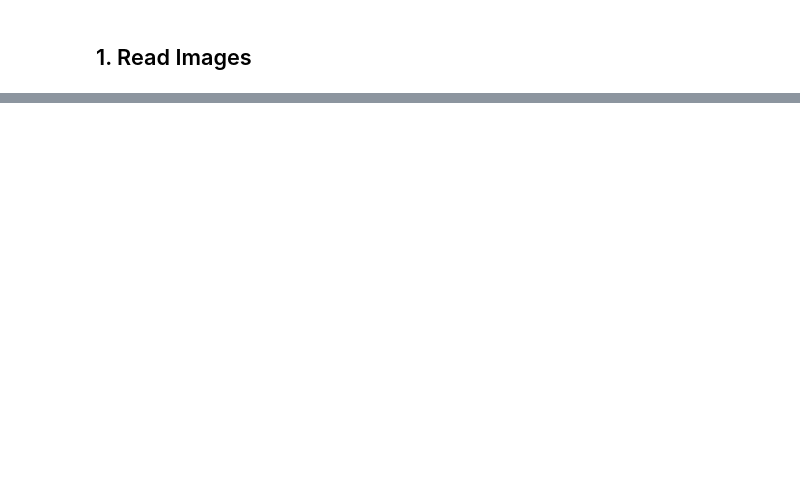
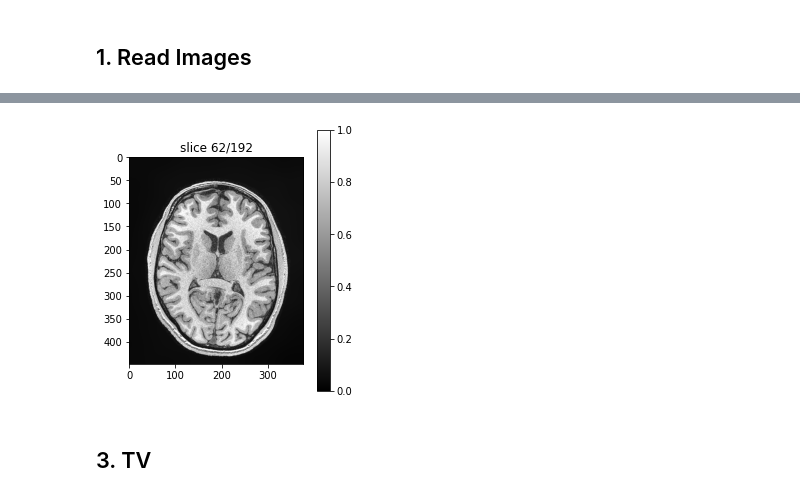
Before and after one commit to 10258392511/MIA_Exercises, a Jupyter notebook: image_denoising/run_image_denoising.ipynb, the cells around one changed output, grey strips where cells are left out. Saved outputs shown, nothing was run; the diff lists cells and outputs as text; code cells hidden in the pictures; blank space fills up the shorter version.

```diff
--- a/image_denoising/run_image_denoising.ipynb
+++ b/image_denoising/run_image_denoising.ipynb
@@ -27,0 +54,7 @@ shape of img: (378, 448, 192)
+# %%
+args = dict(imgs = [img1, img2], ref_img = img_ref)
+denoiser = NonLocalMeansDenoiserSkimage(**args)
+# %%
+doc = denoiser.denoise()
+# %% [output]
+[figure, added]
@@ -27,0 +76,2 @@ shape of img: (378, 448, 192)
+# %% [markdown]
+## 3. TV
```
Also changed, not shown: parts of 32 cells of this notebook, 5 other files.
